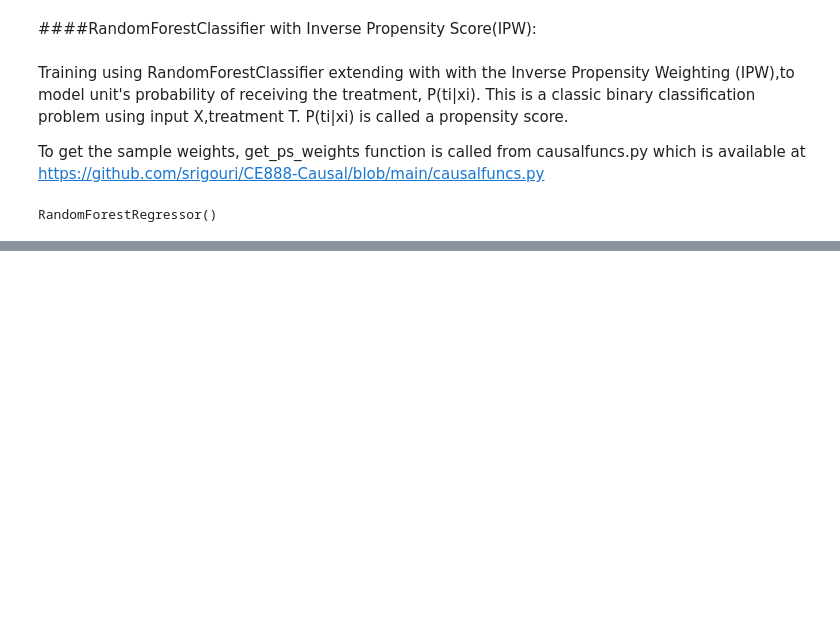
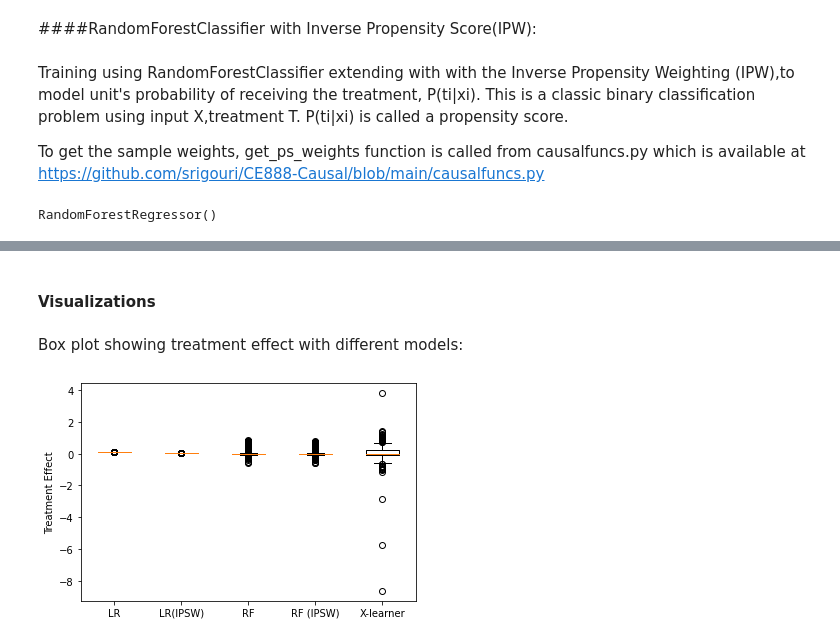
Before and after one commit to srigouri/CE888-CausalInference-Assignment2, a Jupyter notebook: Jobs_Causal.ipynb, the cells around one changed output, grey strips where cells are left out. Cells and saved outputs as stored; diff of their text form; code cells hidden in the pictures; blank space fills up the shorter version.

```diff
--- a/Jobs_Causal.ipynb
+++ b/Jobs_Causal.ipynb
@@ -205,2 +214,21 @@ np.mean(lr_te_test)
+# %%
+####Logistic Regression Classifier with Inverse Propensity Score(IPW):
+
+lr_clf = LogisticRegression()
+weights = get_ps_weights(lr_clf, X_train, T_train)
+
+lr_ipsw = LinearRegression()
+
+lr_ipsw.fit(XT_train, Y_train.flatten(), sample_weight=weights)
+
+lr_ipsw_y0 = lr_ipsw.predict(xt0_val)
+lr_ipsw_y1 = lr_ipsw.predict(xt1_val)
+
+lr_ipsw_e = lr_ipsw_y1 - lr_ipsw_y0
+
+lr_ipsw_y0_test = lr_ipsw.predict(xt0_test)
+lr_ipsw_y1_test = lr_ipsw.predict(xt1_test)
+
+lr_ipsw_e_test = lr_ipsw_y1_test - lr_ipsw_y0_test
 # %% [markdown]
 #### Random Forest Regression
@@ -253,5 +270,4 @@ RandomForestRegressor()
 rf_ipsw_y0_test =rf_ipsw.predict(xt0_test)
 rf_ipsw_y1_test =rf_ipsw.predict(xt1_test)
 
-rf_ipsw_te_test = rf_ipsw_y1_test - rf_ipsw_y0_test
-np.mean(rf_ipsw_te_test)
+rf_ipsw_e_test = rf_ipsw_y1_test - rf_ipsw_y0_test
@@ -262,8 +276,2 @@ Hyper-parameter Tuning:
 
 Using GridSearch and RandomForest Classifier.
-# %%
-params = {'max_depth': [1, 2, 5, 10, 20, None], 'max_leaf_nodes': [2, 5, 10, 20, 30, None]}
-gs = GridSearchCV(prop_clf, params, cv=10)
-
-gs.fit(XT_train,Y_train)
-gs.best_params_
@@ -284,0 +285,5 @@ disp.plot()
+# %%
+xl = XLearner(models=LinearRegression(), propensity_model=LogisticRegression())
+xl.fit(Y_train, T_train.flatten(), X=X_train)
+
+xl_e_test = xl.effect(X_test)
@@ -284,0 +359,12 @@ disp.plot()
+# %% [markdown]
+#### Visualizations
+# %% [markdown]
+Box plot showing treatment effect with different models:
+# %%
+plt.figure()
+plt.boxplot([lr_e_test,lr_ipsw_e_test,rf_e_test, rf_ipsw_e_test, xl_e_test.flatten()], labels=['LR','LR(IPSW)','RF', 'RF (IPSW)', 'X-learner'])
+plt.ylabel('Treatment Effect')
+
+plt.show()
+# %% [output]
+[figure, added]
```
Also changed, not shown: parts of 42 cells of this notebook.
